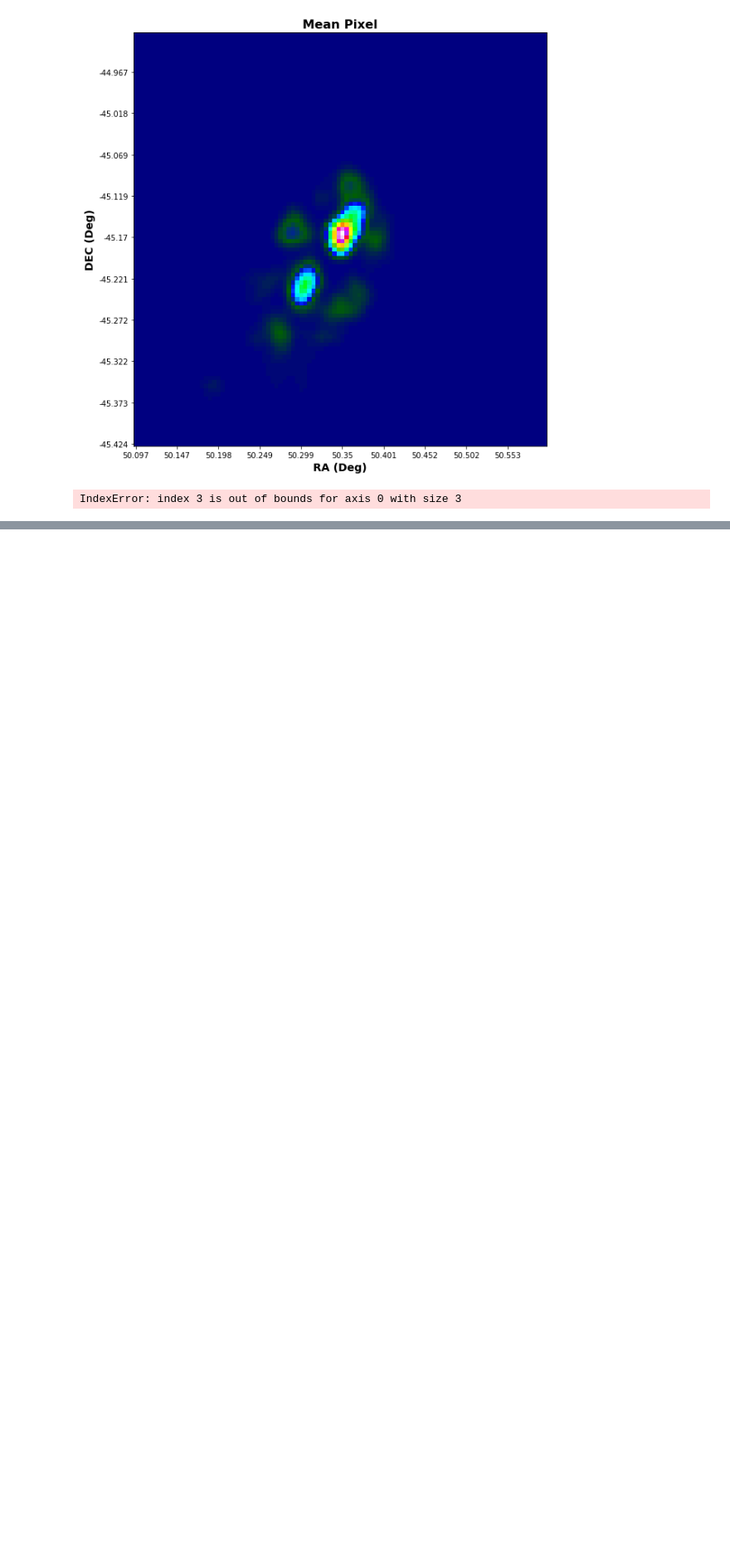
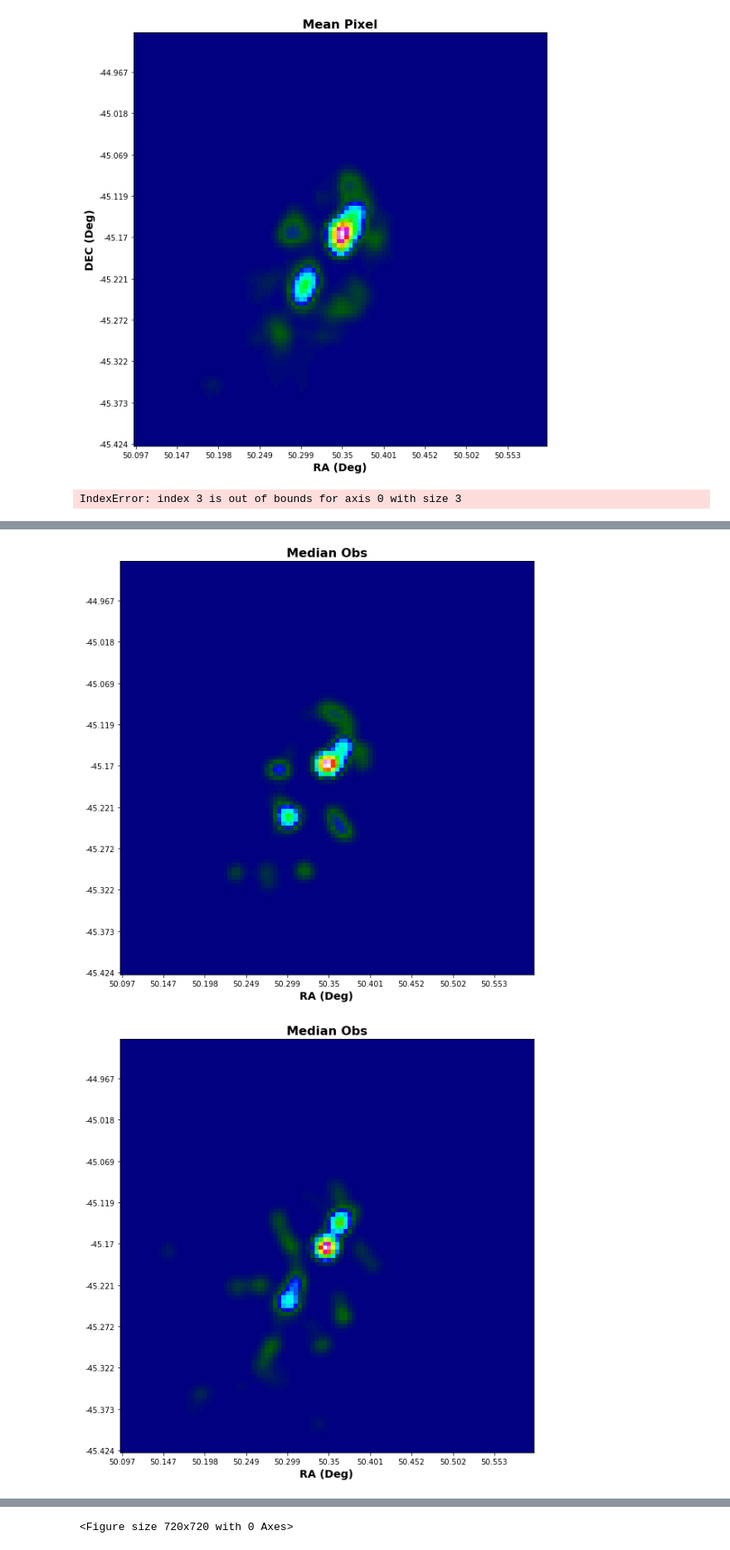
Before and after one commit to kelceydavis33/Source_Matching, a Jupyter notebook: GLEAM_p37.ipynb, the cells around one changed output, grey strips where cells are left out. Shown at 83% size. Drawn from its saved outputs; the diff is of its cells as text; code cells hidden in the pictures; blank space fills up the shorter version.

```diff
--- a/GLEAM_p37.ipynb
+++ b/GLEAM_p37.ipynb
@@ -2157,17 +2200,26 @@ for l in range(len(upper_ra)):
     pnt_dec = upper_dec[l]
 
         #Calculate the amount the point is shifted from the average center point in both ra and dec
-    if pnt_ra < center_ra:
-        shift_ra = center_ra - pnt_ra
-    else:
-        shift_ra = pnt_ra - center_ra
+   # if pnt_ra < center_ra:
+    #    shift_ra = center_ra - pnt_ra
+    #else:
+     #   shift_ra = pnt_ra - center_ra
 
-    if pnt_dec < center_dec:
-        shift_dec = center_dec - pnt_dec
-    else:
-        shift_dec = pnt_dec - center_dec
-    image_ra[l] = image_ra[l] + shift_ra
-    image_dec[l] = image_dec[l] + shift_dec
+    #if pnt_dec < center_dec:
+     #   shift_dec = center_dec - pnt_dec
+    #else:
+     #   shift_dec = pnt_dec - center_dec
+    #image_ra[l] = np.roll(image_ra[l], np.array([int(shift_ra), int(shift_dec)]))
+
+
+
+
+
+
+
+
+
+#image_dec[l] = image_dec[l] + shift_dec
 
     data = np.matrix(np.zeros((100,100)))
     #o_data = np.matrix(np.zeros((100,100)))
@@ -2229,14 +2281,14 @@ datacube = None
 for x in range(len(obs_data)):
     shift, error, diffphase = register_translation(obs_data[x], data)
     shifts.append(shift)
-    obs_data[x] = np.array(obs_data[x])+shift
+    obs_data[x] = np.roll(obs_data[x], shift)
 
 
 
 
 for img in range(len(obs_data)):
     shifted_obs = np.expand_dims(obs_data[img], axis = 0)
-    if datacube = None:
+    if datacube is None:
         datacube = shifted_obs
     else:
         datacube = np.vstack((datacube, shifted_obs))
@@ -2257,0 +2501,12 @@ for frame in range(len(obs_data)):
+# %%
+for i in range(len(obs_data)):
+    plt.imshow(obs_data[i], origin = 'lower', cmap = 'gist_ncar')
+    plt.xticks(np.arange(0, 100, 10),np.around(x_axis[0::10], decimals = 3))
+    plt.yticks(np.arange(0, 100, 10),np.around(y_axis[0::10], decimals = 3))
+    plt.title('Median Obs')
+    plt.xlabel('RA (Deg)')
+    plt.savefig('aaatest{}'.format(i))
+    plt.figure()
+# %% [output]
+[figure, added]
+[figure, added]
@@ -2257,0 +2517 @@ for frame in range(len(obs_data)):
+<Figure size 720x720 with 0 Axes>
```
Also changed, not shown: parts of 17 cells of this notebook.
